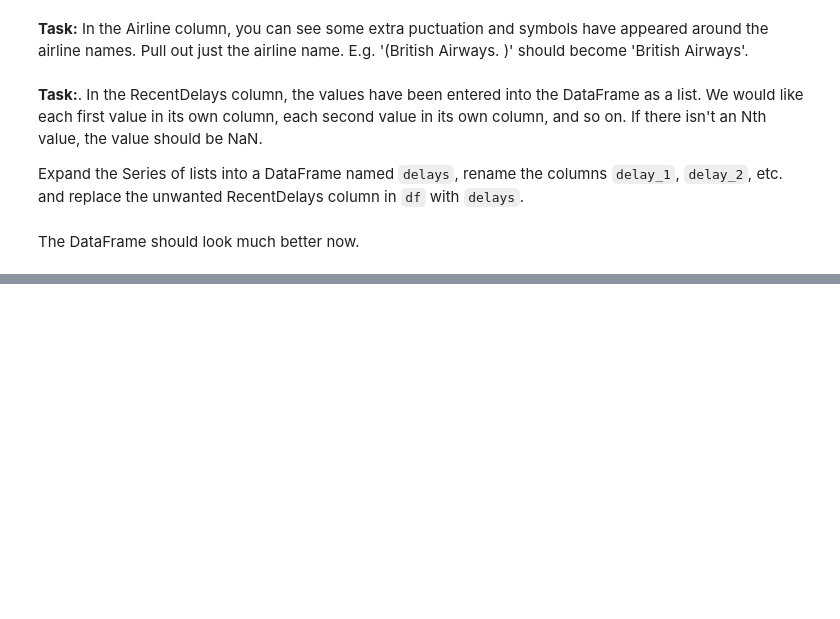
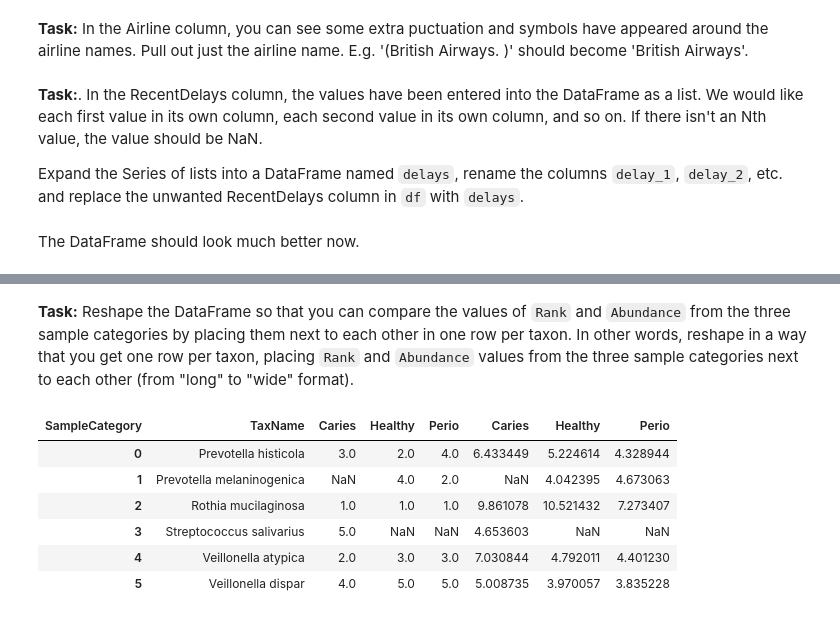
Before and after one commit to dblyon/PandasIntro, a Jupyter notebook: Exercises_part_A_with_Solutions.ipynb, the cells around one changed output, grey strips where cells are left out. Drawn from its saved outputs; the diff is of its cells as text; code cells hidden in the pictures; blank space fills up the shorter version.

```diff
--- a/Exercises_part_A_with_Solutions.ipynb
+++ b/Exercises_part_A_with_Solutions.ipynb
@@ -386,0 +483,16 @@ The DataFrame should look much better now.
+# %% [markdown]
+**Task:** Reshape the DataFrame so that you can compare the values of `Rank` and `Abundance` from the three sample categories by placing them next to each other in one row per taxon. In other words, reshape in a way that you get one row per taxon, placing `Rank` and `Abundance` values from the three sample categories next to each other (from "long" to "wide" format).
+# %%
+# Answer:
+abu = df.pivot_table(values='Abundance', index='TaxName', columns='SampleCategory')
+rank = df.pivot_table(values='Rank', index='TaxName', columns='SampleCategory')
+dfp = pd.concat([rank, abu], axis=1).reset_index()
+dfp
+# %% [output]
+| SampleCategory | TaxName | Caries | Healthy | Perio | Caries | Healthy | Perio |
+| 0 | Prevotella histicola | 3.0 | 2.0 | 4.0 | 6.433449 | 5.224614 | 4.328944 |
+| 1 | Prevotella melaninogenica | NaN | 4.0 | 2.0 | NaN | 4.042395 | 4.673063 |
+| 2 | Rothia mucilaginosa | 1.0 | 1.0 | 1.0 | 9.861078 | 10.521432 | 7.273407 |
+| 3 | Streptococcus salivarius | 5.0 | NaN | NaN | 4.653603 | NaN | NaN |
+| 4 | Veillonella atypica | 2.0 | 3.0 | 3.0 | 7.030844 | 4.792011 | 4.401230 |
+| 5 | Veillonella dispar | 4.0 | 5.0 | 5.0 | 5.008735 | 3.970057 | 3.835228 |
```
Also changed, not shown: parts of 10 cells of this notebook, 3 other files.
